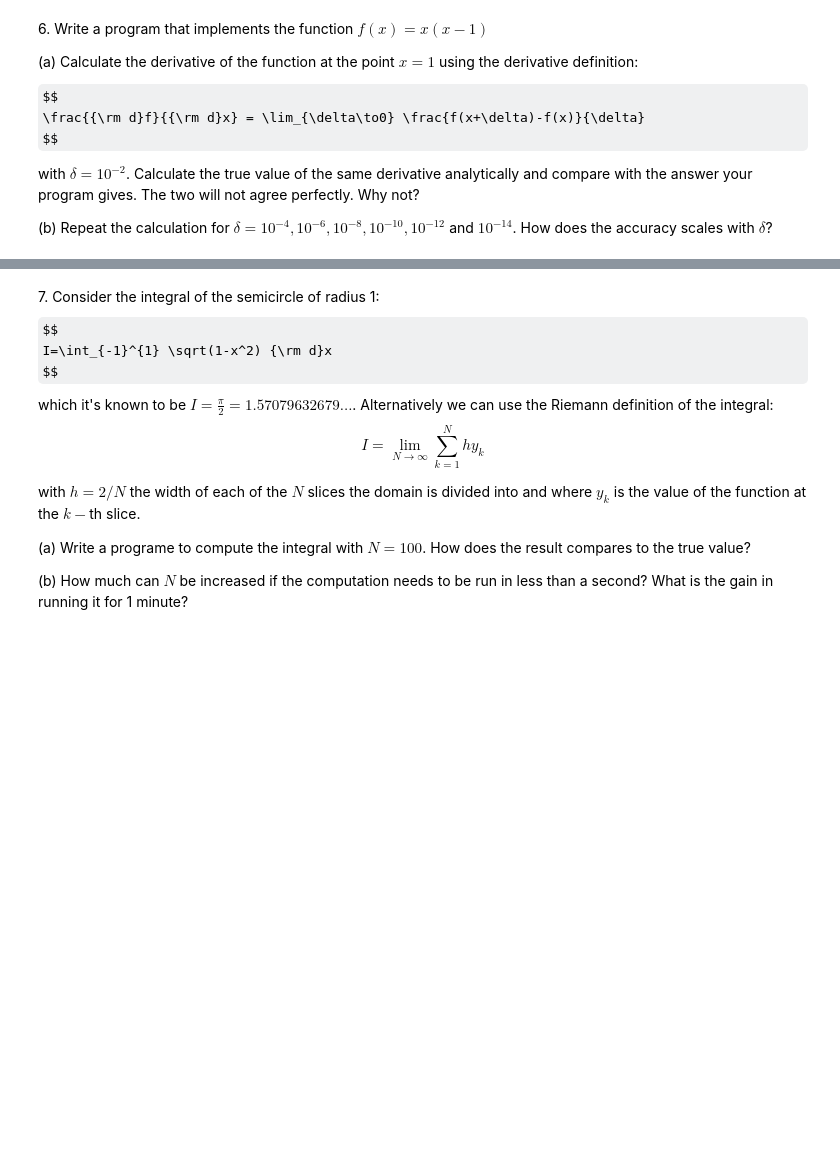
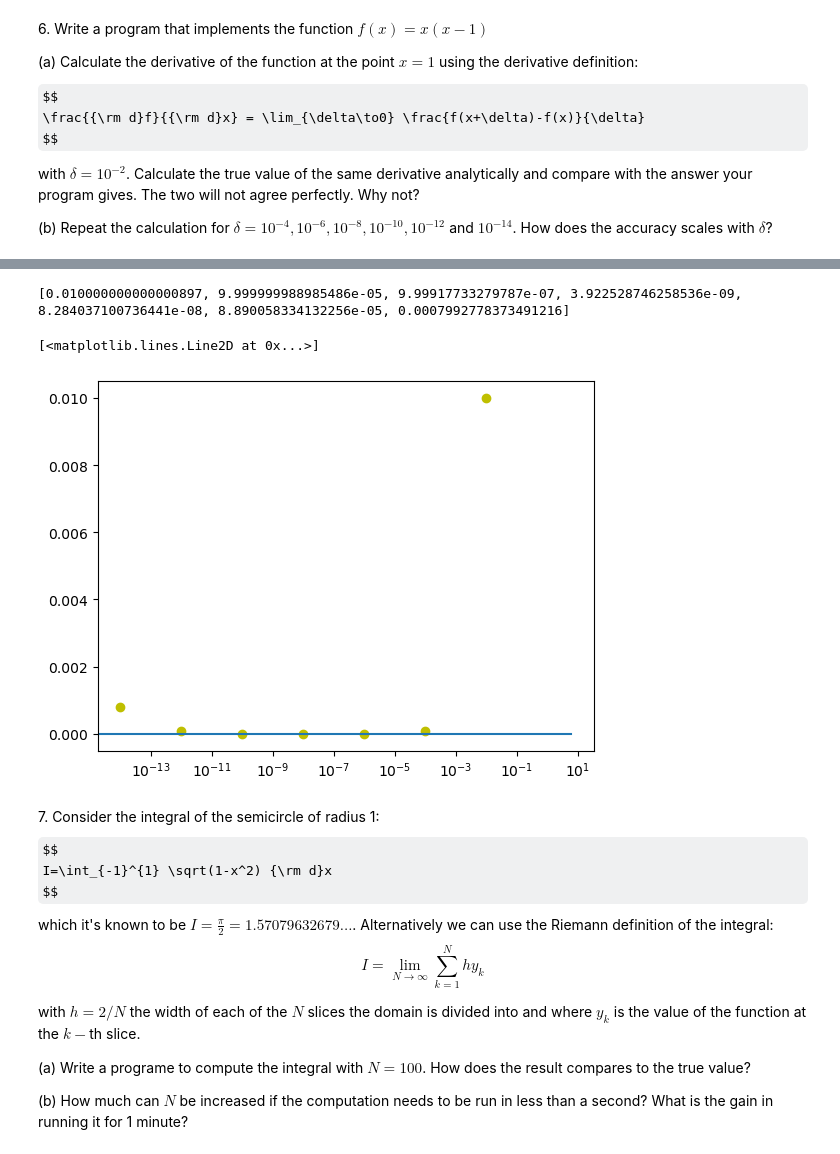
Before and after one commit to LiberoP/LaboratoryOfComputationalPhysics_Y8, a Jupyter notebook: 02ex_NumberRepresentation.ipynb, the cells around one changed output, grey strips where cells are left out. Cells and saved outputs as stored; diff of their text form; code cells hidden in the pictures; some formulas as TeX source; blank space fills up the shorter version.

```diff
--- a/02ex_NumberRepresentation.ipynb
+++ b/02ex_NumberRepresentation.ipynb
@@ -167,3 +307,18 @@ with $\delta = 10^{−2}$. Calculate the true value of the same derivative analy
+# %%
+dp_list = [1e-2,1e-4,1e-6,1e-8,1e-10,1e-12,1e-14]
+approx_derivative_values_point = [abs(approx_derivative(mydomain, delta_par=dp_fromlist)[1000]-correct_derivative_values[1000])for dp_fromlist in dp_list]
+# %%
+print(approx_derivative_values_point)
+correct_values=[0 for x in dp_list]
+plt.xscale('log')
+plt.scatter(dp_list,approx_derivative_values_point, color='y')
+plt.plot(correct_values)
+
+# ---> y looks proportional to log(x)^2
+# %% [output]
+[0.010000000000000897, 9.999999988985486e-05, 9.99917733279787e-07, 3.922528746258536e-09, 8.284037100736441e-08, 8.890058334132256e-05, 0.0007992778373491216]
+[<matplotlib.lines.Line2D at 0x...>]
+[figure, added]
 # %% [markdown]
 7\. Consider the integral of the semicircle of radius 1:
 $$
```
Also changed, not shown: parts of 28 cells of this notebook, 3 other files.
